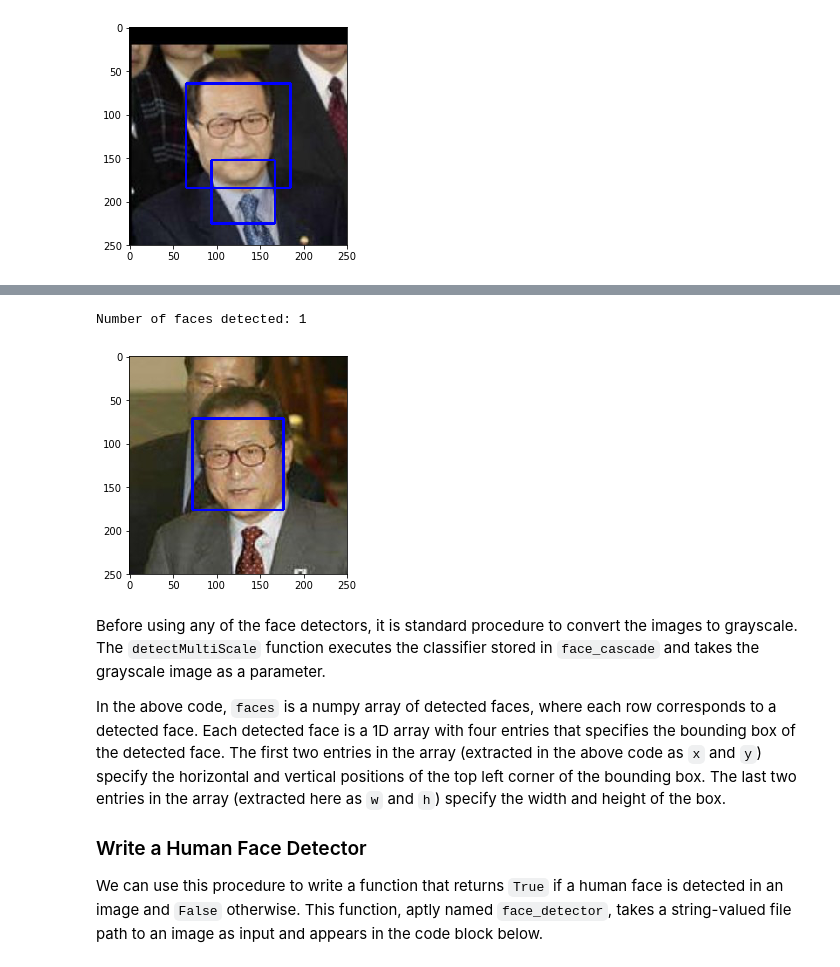
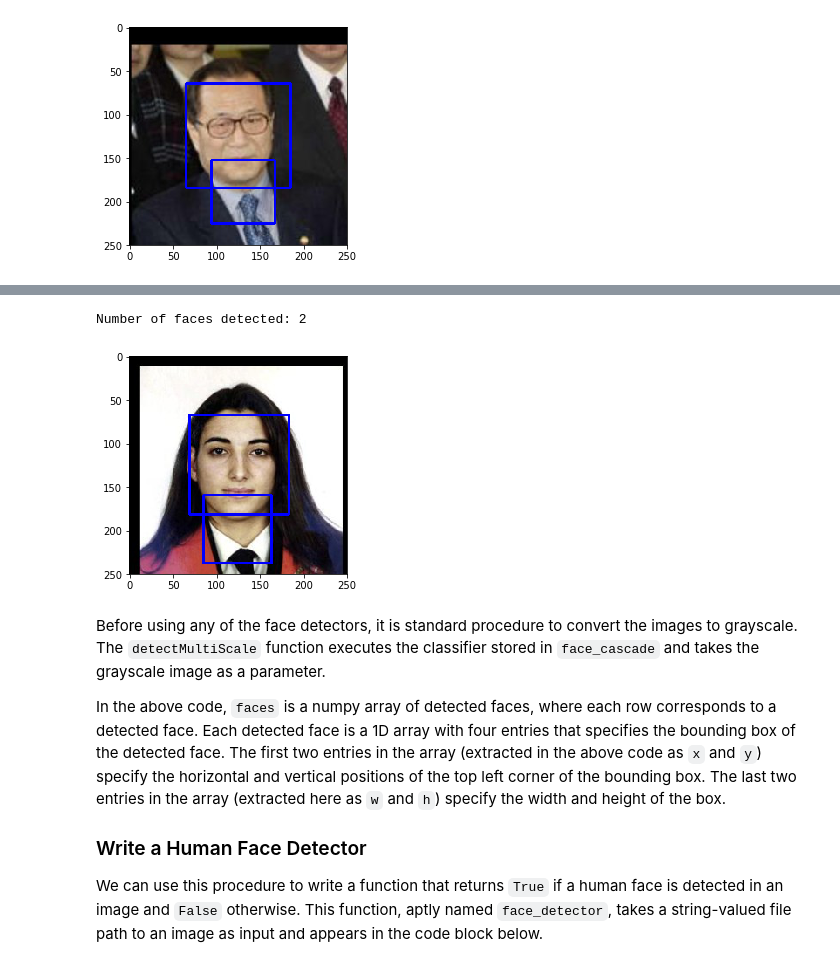
Before and after one commit to heschmat/deep-learning-projects, a Jupyter notebook: cnn-dog-breed-classifier/dog_app.ipynb, the cells around one changed output, grey strips where cells are left out. Drawn from its saved outputs; the diff is of its cells as text; code cells hidden in the pictures.

```diff
--- a/cnn-dog-breed-classifier/dog_app.ipynb
+++ b/cnn-dog-breed-classifier/dog_app.ipynb
@@ -138,8 +146,8 @@ Number of faces detected: 2
-# %%
-detec_face_box(10)
-# %% [output]
-Number of faces detected: 1
-[figure, removed]
+# %%
+detect_face_box(756)
+# %% [output]
+Number of faces detected: 2
+[figure, added]
 # %% [markdown]
 Before using any of the face detectors, it is standard procedure to convert the images to grayscale.  The `detectMultiScale` function executes the classifier stored in `face_cascade` and takes the grayscale image as a parameter.
 
```
Also changed, not shown: parts of 29 cells of this notebook.
